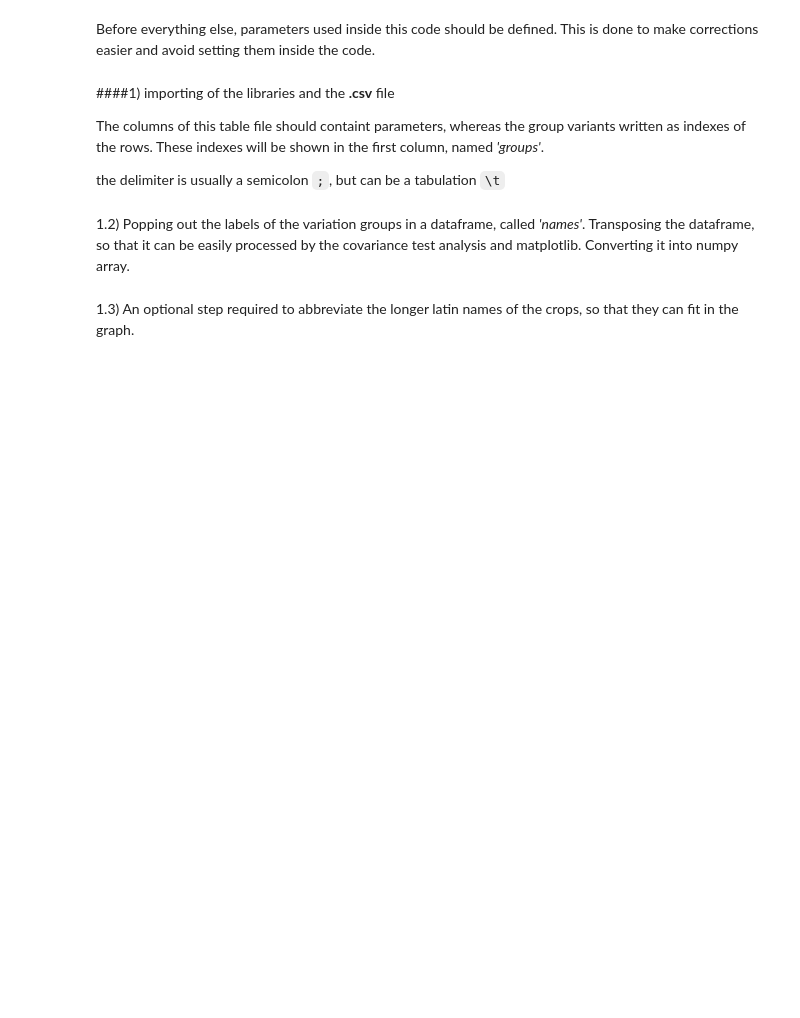
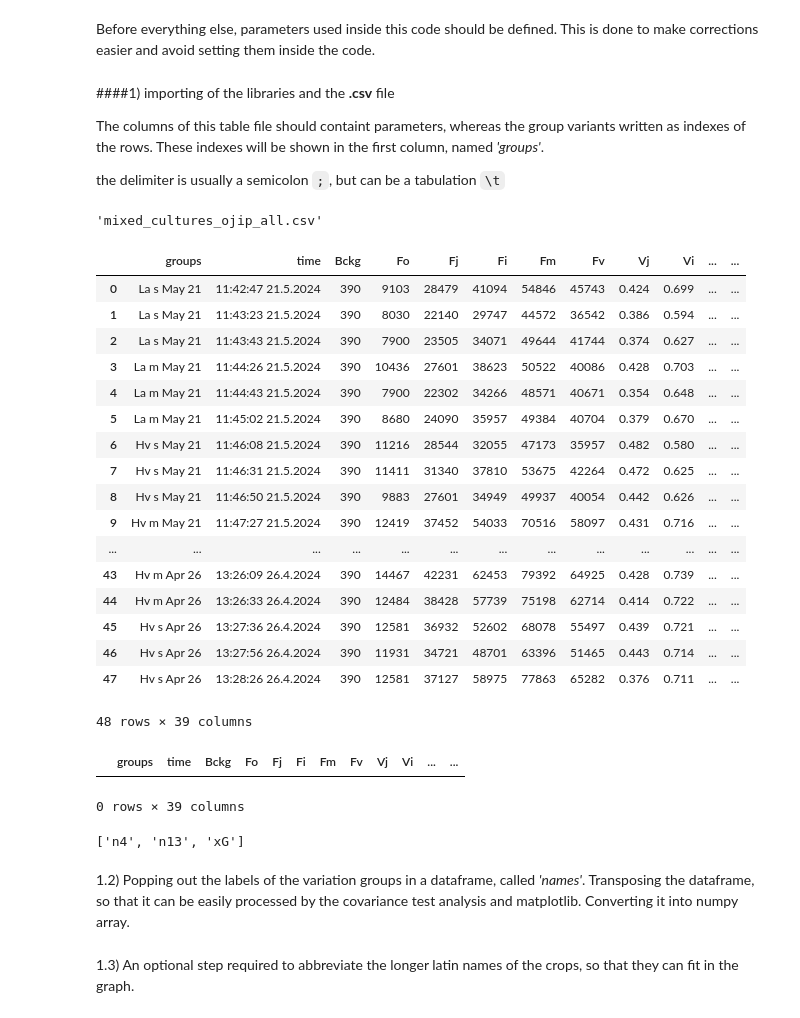
Before and after one commit to MKolaksazov/Data-Science, a Jupyter notebook: Colab code (graphs)/Fluorescence_Parameters_Tukey_test_letters.ipynb, the cells around one changed output. Drawn from its saved outputs; the diff is of its cells as text; code cells hidden in the pictures; blank space fills up the shorter version.

```diff
--- a/Colab code (graphs)/Fluorescence_Parameters_Tukey_test_letters.ipynb
+++ b/Colab code (graphs)/Fluorescence_Parameters_Tukey_test_letters.ipynb
@@ -45,0 +51,26 @@ df = pd.read_csv(csv_file, delimiter='\t', decimal='.') # delimiter '\t' or ';'
+# %%
+import pandas as pd
+import numpy as np
+import os
+
+# Get the list of files in the current directory
+files = os.listdir('.')
+
+# Find the CSV file
+csv_file = [file for file in files if file.endswith('.csv')][0]
+
+# прочитане директно от изхода на приложението за обработка на сурови данни от апарата
+df = pd.read_csv(csv_file, delimiter=',', decimal='.', skiprows=0)
+#df = pd.read_csv(csv_file, delimiter='\t', decimal='.', skiprows=5)
+#.T # delimiter '\t' or ';'
+csv_file
+# %% [output]
+'mixed_cultures_ojip_all.csv'
+# %%
+# обработка на csv файла, така че да се преобразува във вида, подходящ за ползване от кода
+df.set_index('index', inplace=True)
+df = df.T
+df = df.reset_index()
+df = df.rename(columns={'index': 'groups'})
+df['groups'] = df['groups'].apply(lambda x: x.split('.')[0])
+df = df[~df['groups'].str.contains('Unnamed')]
@@ -45,0 +85,21 @@ df = pd.read_csv(csv_file, delimiter='\t', decimal='.') # delimiter '\t' or ';'
+# %%
+df
+# %% [output]
+|  | groups | time | Bckg | Fo | Fj | Fi | Fm | Fv | Vj | Vi | ... | ... |
+| 0 | La s May 21 | 11:42:47 21.5.2024 | 390 | 9103 | 28479 | 41094 | 54846 | 45743 | 0.424 | 0.699 | ... | ... |
+| 1 | La s May 21 | 11:43:23 21.5.2024 | 390 | 8030 | 22140 | 29747 | 44572 | 36542 | 0.386 | 0.594 | ... | ... |
+| 2 | La s May 21 | 11:43:43 21.5.2024 | 390 | 7900 | 23505 | 34071 | 49644 | 41744 | 0.374 | 0.627 | ... | ... |
+| 3 | La m May 21 | 11:44:26 21.5.2024 | 390 | 10436 | 27601 | 38623 | 50522 | 40086 | 0.428 | 0.703 | ... | ... |
+| 4 | La m May 21 | 11:44:43 21.5.2024 | 390 | 7900 | 22302 | 34266 | 48571 | 40671 | 0.354 | 0.648 | ... | ... |
+| 5 | La m May 21 | 11:45:02 21.5.2024 | 390 | 8680 | 24090 | 35957 | 49384 | 40704 | 0.379 | 0.670 | ... | ... |
+| 6 | Hv s May 21 | 11:46:08 21.5.2024 | 390 | 11216 | 28544 | 32055 | 47173 | 35957 | 0.482 | 0.580 | ... | ... |
+| 7 | Hv s May 21 | 11:46:31 21.5.2024 | 390 | 11411 | 31340 | 37810 | 53675 | 42264 | 0.472 | 0.625 | ... | ... |
+| 8 | Hv s May 21 | 11:46:50 21.5.2024 | 390 | 9883 | 27601 | 34949 | 49937 | 40054 | 0.442 | 0.626 | ... | ... |
+| 9 | Hv m May 21 | 11:47:27 21.5.2024 | 390 | 12419 | 37452 | 54033 | 70516 | 58097 | 0.431 | 0.716 | ... | ... |
+| ... | ... | ... | ... | ... | ... | ... | ... | ... | ... | ... | ... | ... |
+| 43 | Hv m Apr 26 | 13:26:09 26.4.2024 | 390 | 14467 | 42231 | 62453 | 79392 | 64925 | 0.428 | 0.739 | ... | ... |
+| 44 | Hv m Apr 26 | 13:26:33 26.4.2024 | 390 | 12484 | 38428 | 57739 | 75198 | 62714 | 0.414 | 0.722 | ... | ... |
+| 45 | Hv s Apr 26 | 13:27:36 26.4.2024 | 390 | 12581 | 36932 | 52602 | 68078 | 55497 | 0.439 | 0.721 | ... | ... |
+| 46 | Hv s Apr 26 | 13:27:56 26.4.2024 | 390 | 11931 | 34721 | 48701 | 63396 | 51465 | 0.443 | 0.714 | ... | ... |
+| 47 | Hv s Apr 26 | 13:28:26 26.4.2024 | 390 | 12581 | 37127 | 58975 | 77863 | 65282 | 0.376 | 0.711 | ... | ... |
+48 rows × 39 columns
@@ -46 +108,13 @@ df = pd.read_csv(csv_file, delimiter='\t', decimal='.') # delimiter '\t' or ';'
+# %%
+# Get a list of rows to keep
+rows_to_keep = df['groups'].apply(lambda x: x in group_order)
+
+# Filter the DataFrame
+df = df[rows_to_keep]
+
+# Print the resulting DataFrame to verify
+df
+# %% [output]
+|  | groups | time | Bckg | Fo | Fj | Fi | Fm | Fv | Vj | Vi | ... | ... |
+0 rows × 39 columns
 # %%
@@ -50,3 +153,7 @@ if (sorting):
+# %%
+group_order
+# %% [output]
+['n4', 'n13', 'xG']
 # %% [markdown]
 1.2) Popping out the labels of the variation groups in a dataframe, called *'names'*.
 Transposing the dataframe, so that it can be easily processed by the covariance test analysis and matplotlib. Converting it into numpy array.
```
Also changed, not shown: parts of 23 cells of this notebook.
